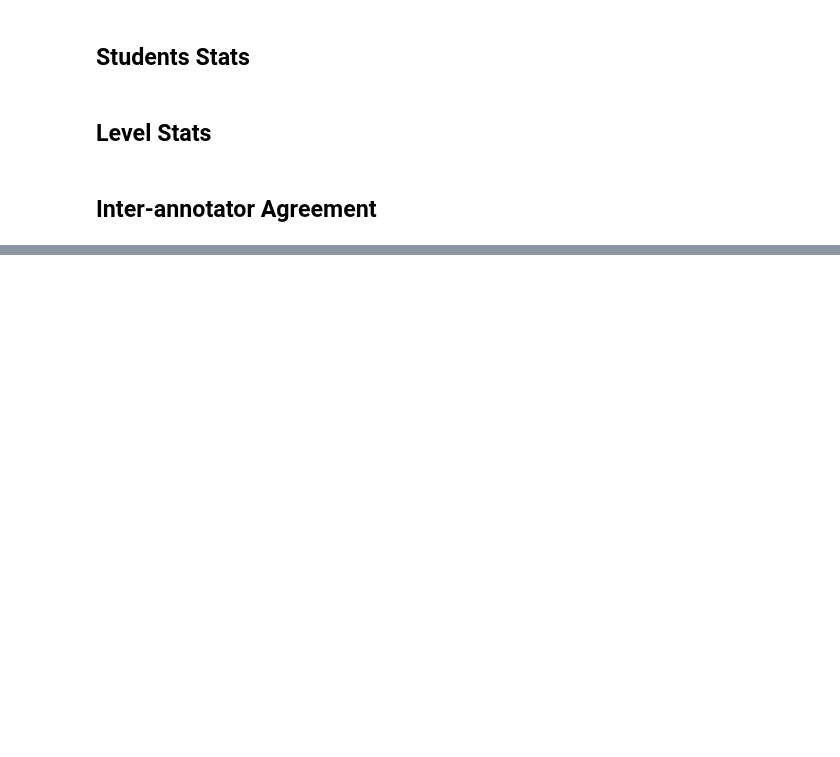
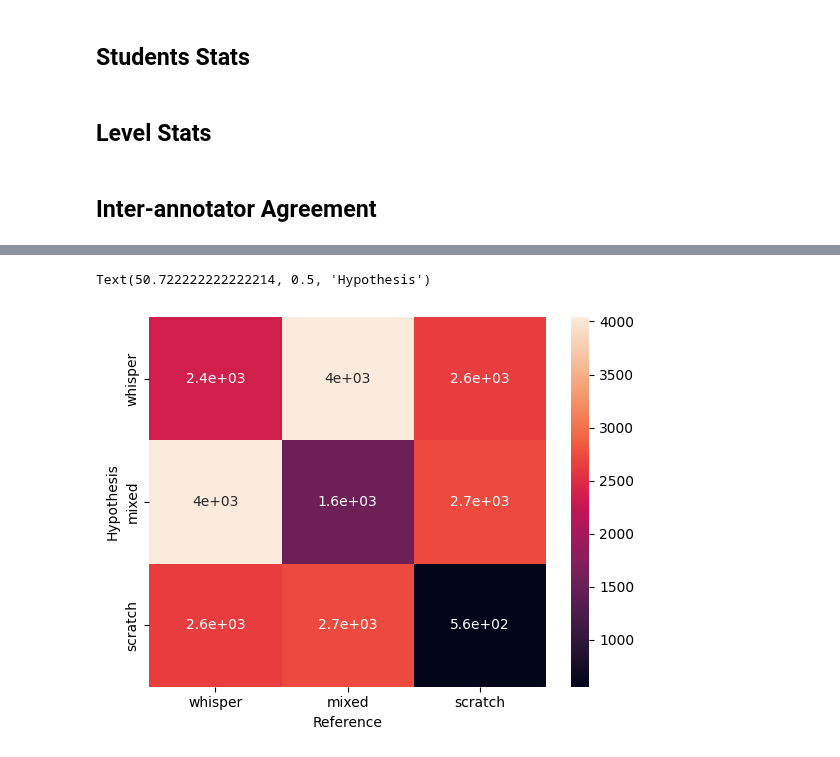
Before and after one commit to ufal/evaldio, a Jupyter notebook: analysis/stats.ipynb, the cells around one changed output, grey strips where cells are left out. Cells and saved outputs as stored; diff of their text form; code cells hidden in the pictures; blank space fills up the shorter version.

```diff
--- a/analysis/stats.ipynb
+++ b/analysis/stats.ipynb
@@ -964,0 +1038,11 @@ ax.set_ylabel('Hypothesis')
+# %%
+import seaborn as sns
+import matplotlib.pyplot as plt
+
+fig, ax = plt.subplots()
+sns.heatmap([[(disagreements.get((r, c), 0) + agreements.get((r, c), 1)) for c in ['whisper', 'mixed', 'scratch']] for r in ['whisper', 'mixed', 'scratch']], annot=True, ax=ax, xticklabels=['whisper', 'mixed', 'scratch'], yticklabels=['whisper', 'mixed', 'scratch'])
+ax.set_xlabel('Reference')
+ax.set_ylabel('Hypothesis')
+# %% [output]
+Text(50.722222222222214, 0.5, 'Hypothesis')
+[figure, added]
```
Also changed, not shown: parts of 13 cells of this notebook.
